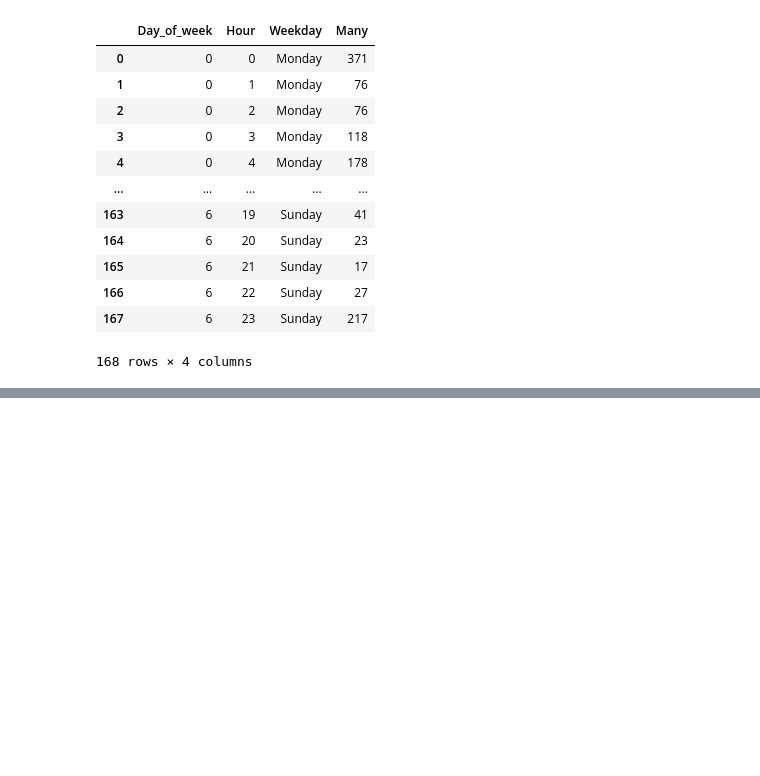
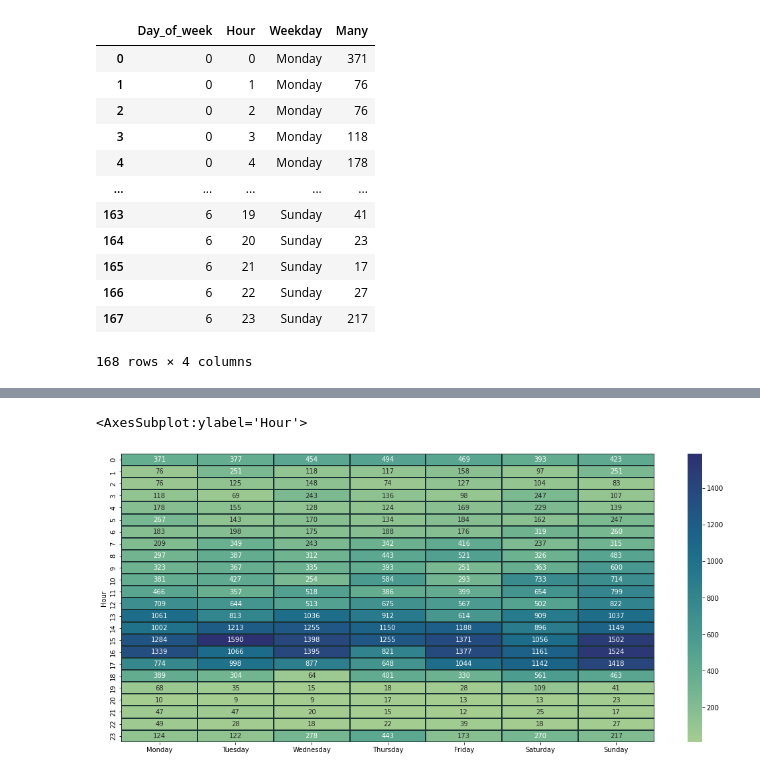
Before and after one commit to irfanmasoudi/ayang, a Jupyter notebook: 4u.ipynb, the cells around one changed output, grey strips where cells are left out. Saved outputs shown, nothing was run; the diff lists cells and outputs as text; code cells hidden in the pictures; blank space fills up the shorter version.

```diff
--- a/4u.ipynb
+++ b/4u.ipynb
@@ -630,3 +638,4 @@ new_heatmap
 168 rows × 3 columns
 # %%
-test = heatmap.pivot("Hour", "Weekday", "Many")
+test = heatmap.pivot("Hour", "Day_of_week", "Many")
+test
@@ -637,0 +661,4 @@ sns.heatmap(test)
+# %%
+df_cm = pd.DataFrame(test)
+df2 = df_cm.set_axis(days, axis=1, inplace=False)
+df2
@@ -637,0 +684,8 @@ sns.heatmap(test)
+# %%
+fig,ax = plt.subplots(1,1,figsize=(18,8))
+my_colors=[(0.2,0.3,0.3),(0.4,0.5,0.4),(0.1,0.7,0),(0.1,0.7,0)]
+
+sns.heatmap(df2, cmap="crest", linewidth=0.1, linecolor=(0.1,0.2,0.2), annot=True, fmt='g', ax=ax)
+# %% [output]
+<AxesSubplot:ylabel='Hour'>
+[figure, added]
```
Also changed, not shown: parts of 7 cells of this notebook.
